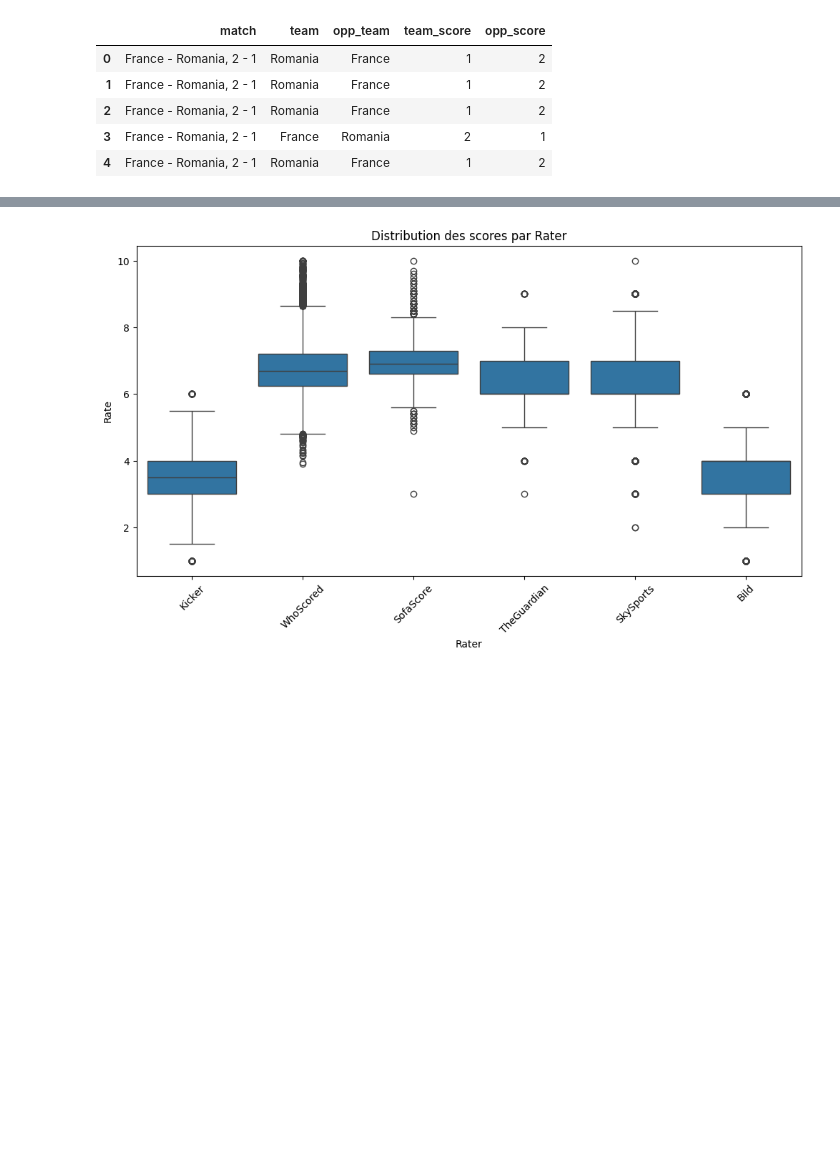
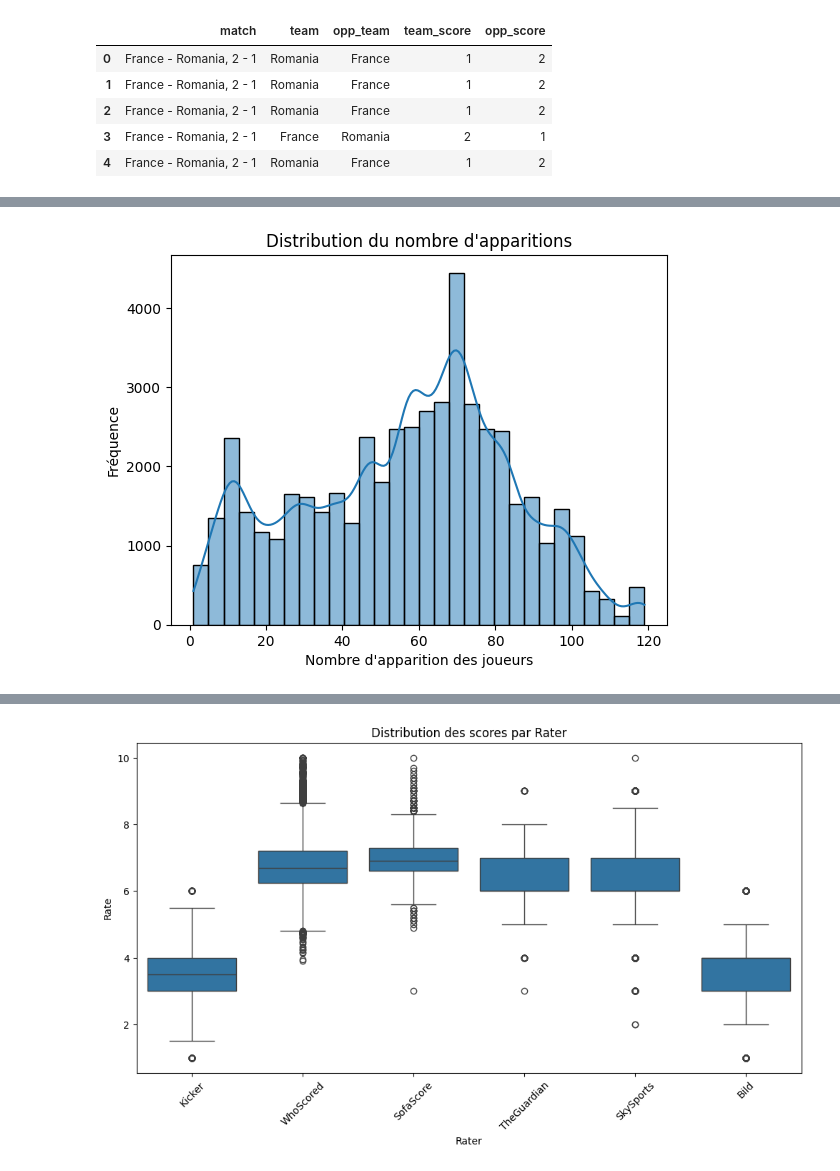
Before and after one commit to valentinb67/ML_DL_project, a Jupyter notebook: 1-DataCleaning.ipynb, the cells around one changed output, grey strips where cells are left out. Drawn from its saved outputs; the diff is of its cells as text; code cells hidden in the pictures; blank space fills up the shorter version.

```diff
--- a/1-DataCleaning.ipynb
+++ b/1-DataCleaning.ipynb
@@ -121,0 +205,8 @@ df = pd.concat([df, get_dum], axis=1)
+# %%
+sns.histplot(df['nombre_apparitions'], kde=True, bins=30)
+plt.title("Distribution du nombre d'apparitions")
+plt.xlabel("Nombre d'apparition des joueurs")
+plt.ylabel("Fréquence")
+plt.show()
+# %% [output]
+[figure, added]
```
Also changed, not shown: parts of 75 cells of this notebook, 2 other files.
